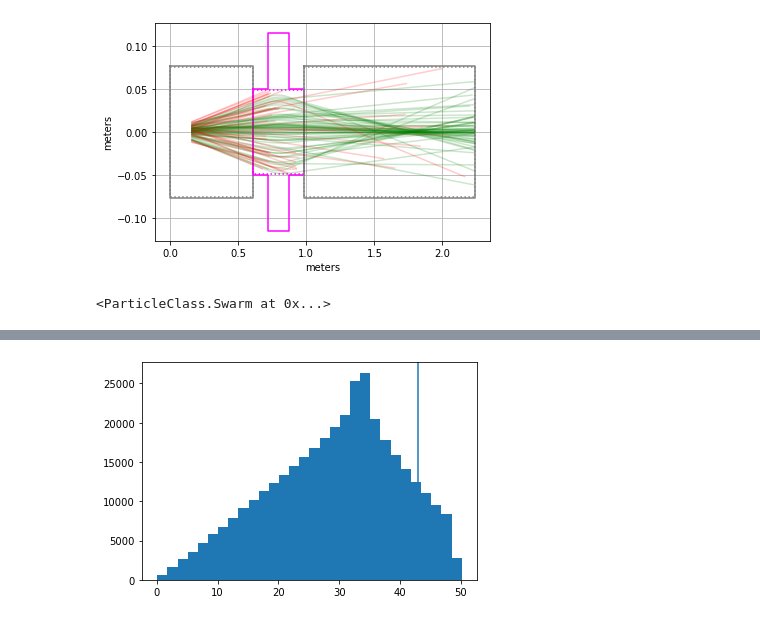
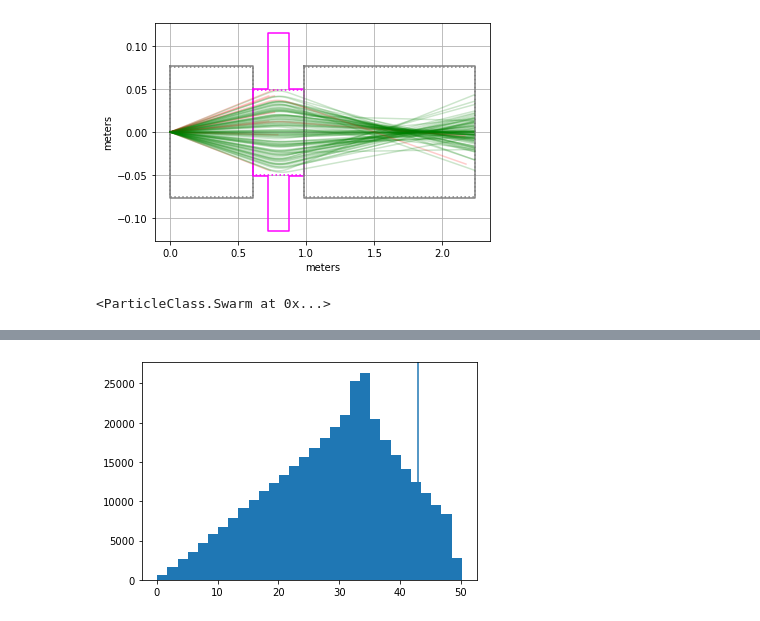
Before and after one commit to BillyTheKidPhysicist/storageRing, a Jupyter notebook: storageRingModel/analysis/collectorLensAnalysis.ipynb, the cells around one changed output, grey strips where cells are left out. Saved outputs shown, nothing was run; the diff lists cells and outputs as text; code cells hidden in the pictures.

```diff
--- a/storageRingModel/analysis/collectorLensAnalysis.ipynb
+++ b/storageRingModel/analysis/collectorLensAnalysis.ipynb
@@ -41,11 +41,11 @@ def make_point_source_swarm(num_particles):
     rotate_swarm(swarm)
     return swarm
 def make_simulated_swarm(num_particles):
-    file='/Users/williamdebenham/Desktop/storageRing/storageRing/storageRingModel/massiveSwarms/100millionParticles_3mk.txt'
+    file='/Users/williamdebenham/Desktop/storageRing/storageRing/storageRingModel/massiveSwarms/300millionParticles_Theory.txt'
     particle_data=np.loadtxt(file)
     np.random.shuffle(particle_data)
     swarm_initial=Swarm()
-    delta_vx=-3.0
+    delta_vx=-3.3
     i=0
     for data in particle_data:
         i+=1
@@ -65,7 +65,7 @@ def make_small_source_swarm(num_particles):
 
 def make_square_source_swarm(num_particles):
     circle_factor=4/np.pi
-    swarm_square=st.initalize_pseudorandom_swarm_in_phase_space(2e-3,pr_max,1e-9,num_particles*circle_factor,same_seed=True,circular=False)
+    swarm_square=st.initalize_pseudorandom_swarm_in_phase_space(1e-3,pr_max,1e-9,num_particles*circle_factor,same_seed=True,circular=False)
     swarm_valid=Swarm()
     for particle in swarm_square:
         _,py,pz=particle.pi
@@ -107,9 +149,9 @@ print(time.time()-t)
 # %%
 %matplotlib inline
-swarm_initial_small=make_swarm(100,source_type='simulated')
+swarm_initial_small=make_swarm(100,source_type='point')
 swarm_traced_small=st.trace_swarm_through_lattice(swarm_initial_small,1e-5,1.0,parallel=True,use_fast_mode=False,accelerated=True,steps_per_logging=4)
-lattice.show_lattice(swarm=swarm_traced_small,trace_line_alpha=.2,true_aspect_ratio=False,plot_outer=True,save_title='trace',dpi=300,show_markers=False)
+lattice.show_lattice(swarm=swarm_traced_small,trace_line_alpha=.2,true_aspect_ratio=False,plot_outer=True,dpi=300,show_markers=False)
 swarm_initial_small
 # %% [output]
-[figure, old version]
+[figure, new version]
 <ParticleClass.Swarm at 0x...>
```
Also changed, not shown: parts of 24 cells of this notebook, 53 other files.
